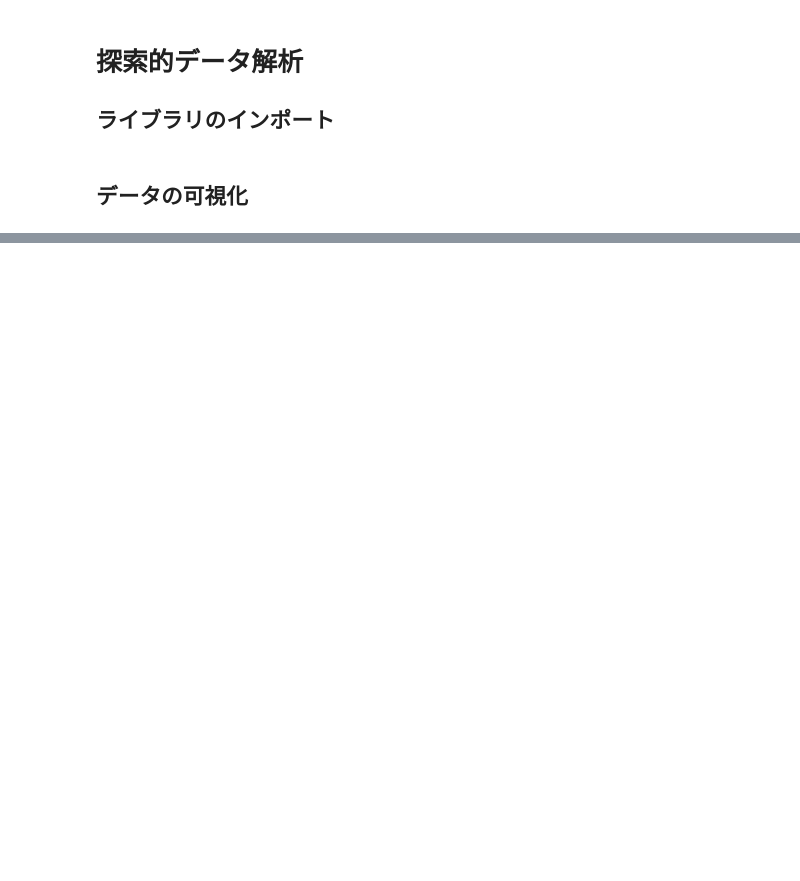
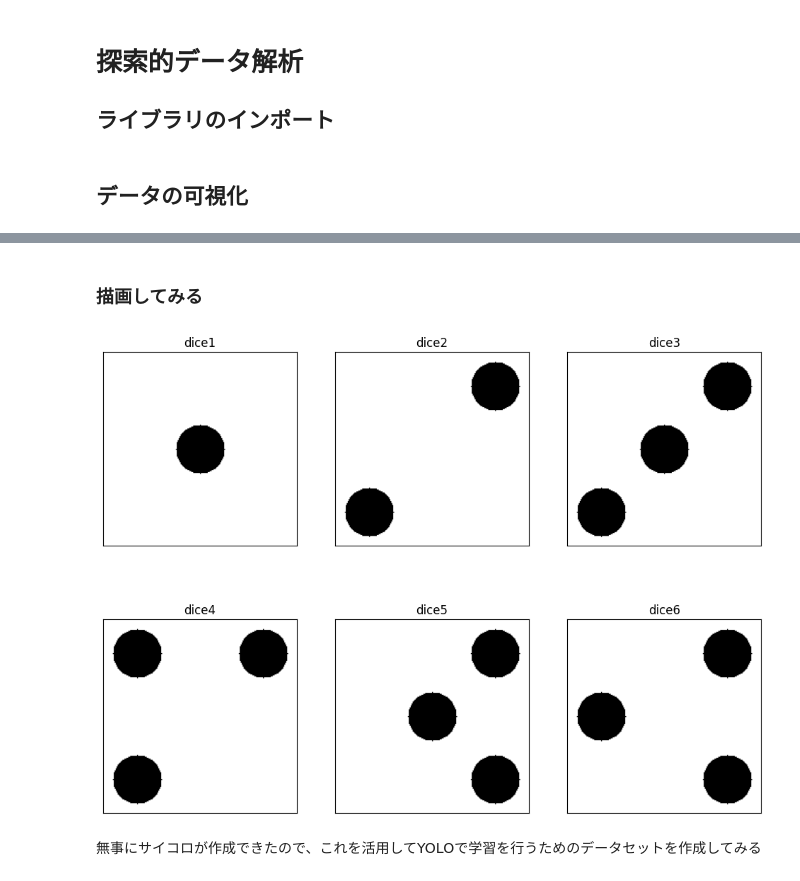
Before and after one commit to h-hosoda-ml/competitions, a Jupyter notebook: sony_20231120/src/notebooks/eda.ipynb, the cells around one changed output, grey strips where cells are left out. Saved outputs shown, nothing was run; the diff lists cells and outputs as text; code cells hidden in the pictures; blank space fills up the shorter version.

```diff
--- a/sony_20231120/src/notebooks/eda.ipynb
+++ b/sony_20231120/src/notebooks/eda.ipynb
@@ -45,0 +48,18 @@ show_image(X_test[0])
+# %% [markdown]
+### 描画してみる
+# %%
+fig, axes = plt.subplots(2, 3, figsize=(12, 9))
+dices = [] # ダイスの配列を格納する
+
+for i, ax in enumerate(axes.ravel()):
+    num = i + 1 # サイコロの目
+    dice = make_dice(num)
+    dices.append(dice)
+    ax.imshow(dice, cmap="gray")
+    ax.set_xticks([])
+    ax.set_yticks([])
+    ax.set_title(f"dice{num}")
+# %% [output]
+[figure, added]
+# %% [markdown]
+無事にサイコロが作成できたので、これを活用してYOLOで学習を行うためのデータセットを作成してみる
```
Also changed, not shown: parts of 12 cells of this notebook, 5 other files.
